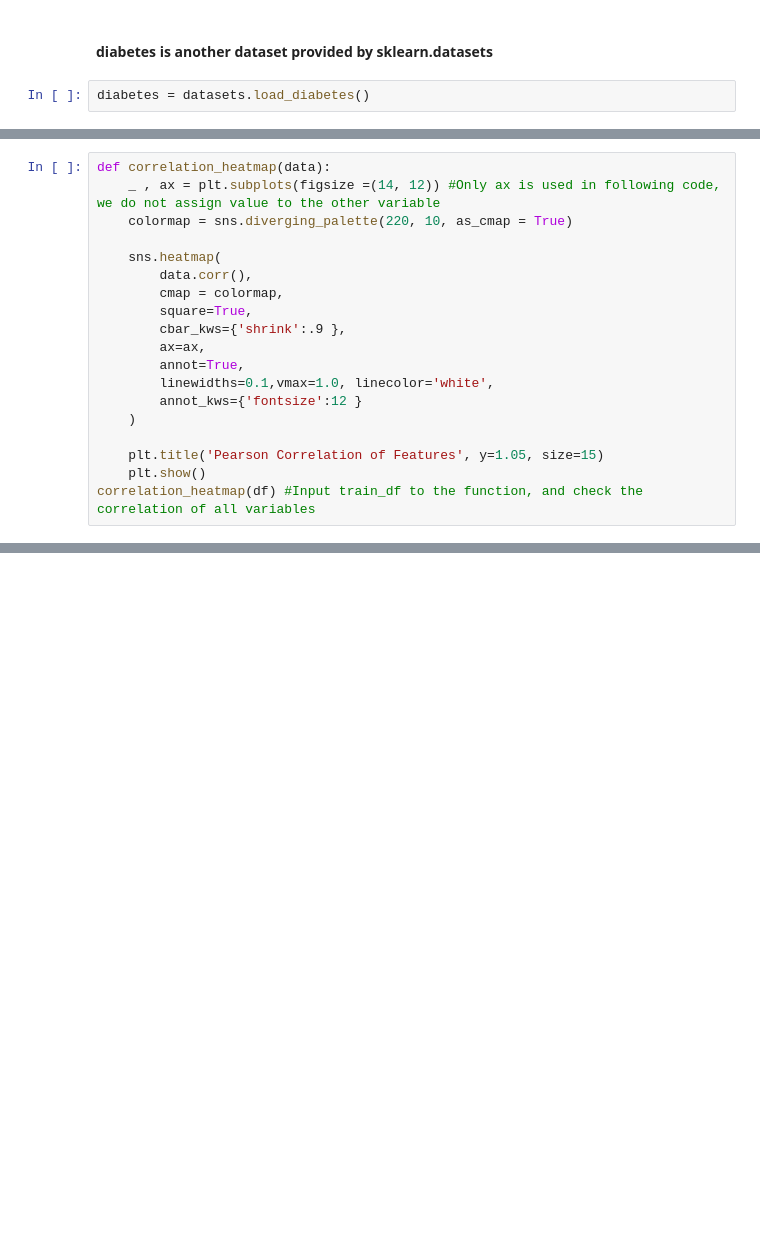
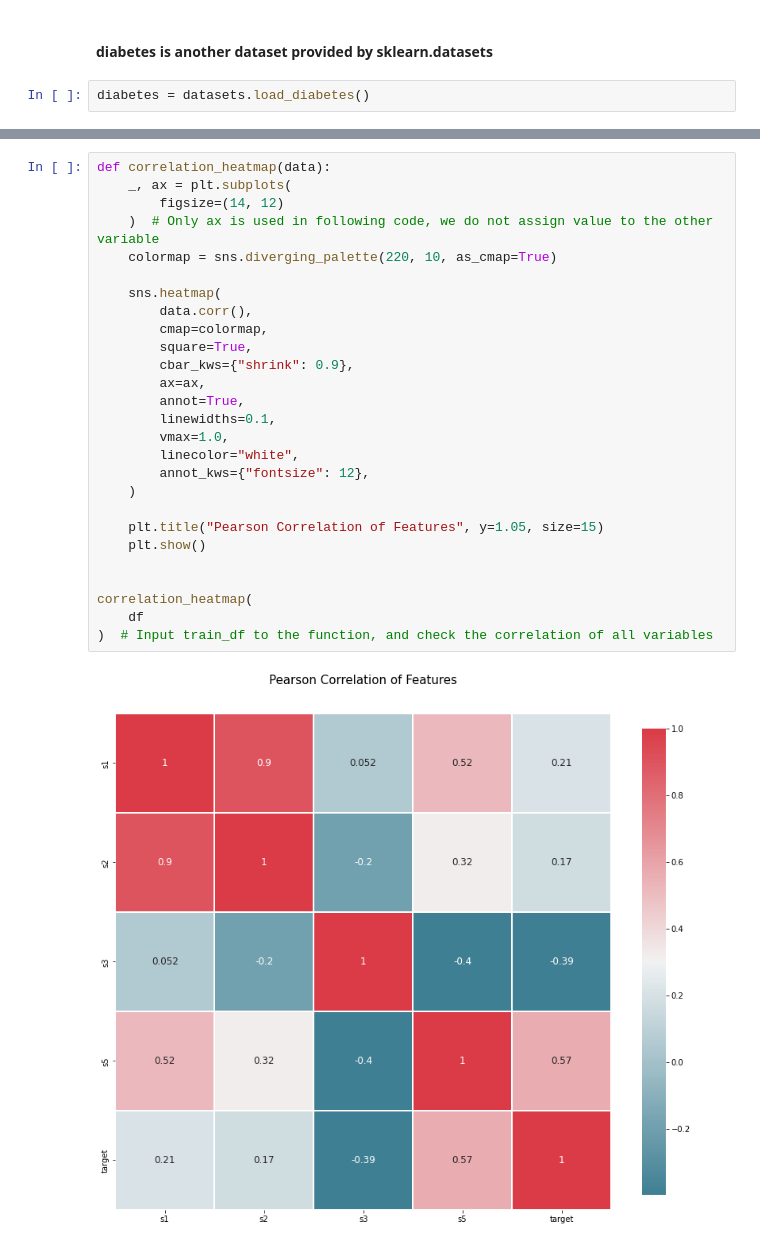
Before and after one commit to CieranW/SIE433, a Jupyter notebook: hw3/Model-Selection.ipynb, the cells around one changed output, grey strips where cells are left out. Saved outputs shown, nothing was run; the diff lists cells and outputs as text; blank space fills up the shorter version.

```diff
--- a/hw3/Model-Selection.ipynb
+++ b/hw3/Model-Selection.ipynb
@@ -30,19 +36,0 @@ plt.show()
-# %%
-def correlation_heatmap(data):
-    _ , ax = plt.subplots(figsize =(14, 12)) #Only ax is used in following code, we do not assign value to the other variable
-    colormap = sns.diverging_palette(220, 10, as_cmap = True)
-
-    sns.heatmap(
-        data.corr(),
-        cmap = colormap,
-        square=True,
-        cbar_kws={'shrink':.9 },
-        ax=ax,
-        annot=True,
-        linewidths=0.1,vmax=1.0, linecolor='white',
-        annot_kws={'fontsize':12 }
-    )
-
-    plt.title('Pearson Correlation of Features', y=1.05, size=15)
-    plt.show()
-correlation_heatmap(df) #Input train_df to the function, and check the correlation of all variables
@@ -258,0 +42,29 @@ print('R^2: %.2f' % pr.score(x_poly, y_train))
+# %%
+def correlation_heatmap(data):
+    _, ax = plt.subplots(
+        figsize=(14, 12)
+    )  # Only ax is used in following code, we do not assign value to the other variable
+    colormap = sns.diverging_palette(220, 10, as_cmap=True)
+
+    sns.heatmap(
+        data.corr(),
+        cmap=colormap,
+        square=True,
+        cbar_kws={"shrink": 0.9},
+        ax=ax,
+        annot=True,
+        linewidths=0.1,
+        vmax=1.0,
+        linecolor="white",
+        annot_kws={"fontsize": 12},
+    )
+
+    plt.title("Pearson Correlation of Features", y=1.05, size=15)
+    plt.show()
+
+
+correlation_heatmap(
+    df
+)  # Input train_df to the function, and check the correlation of all variables
+# %% [output]
+[figure, added]
```
Also changed, not shown: parts of 37 cells of this notebook, 1 other file.
